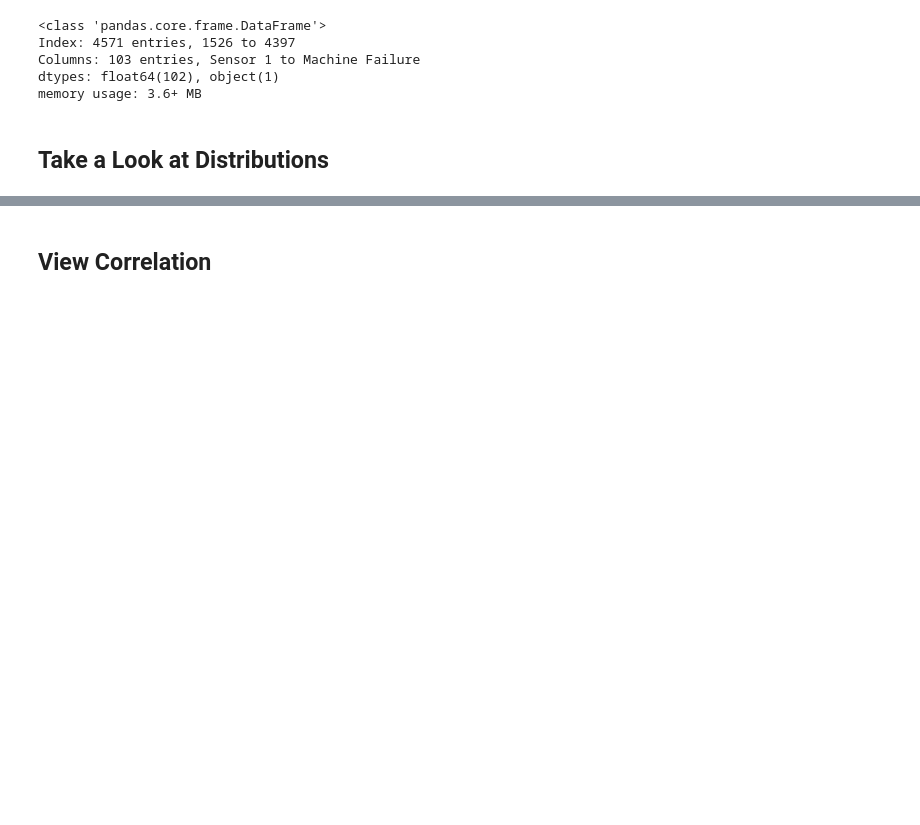
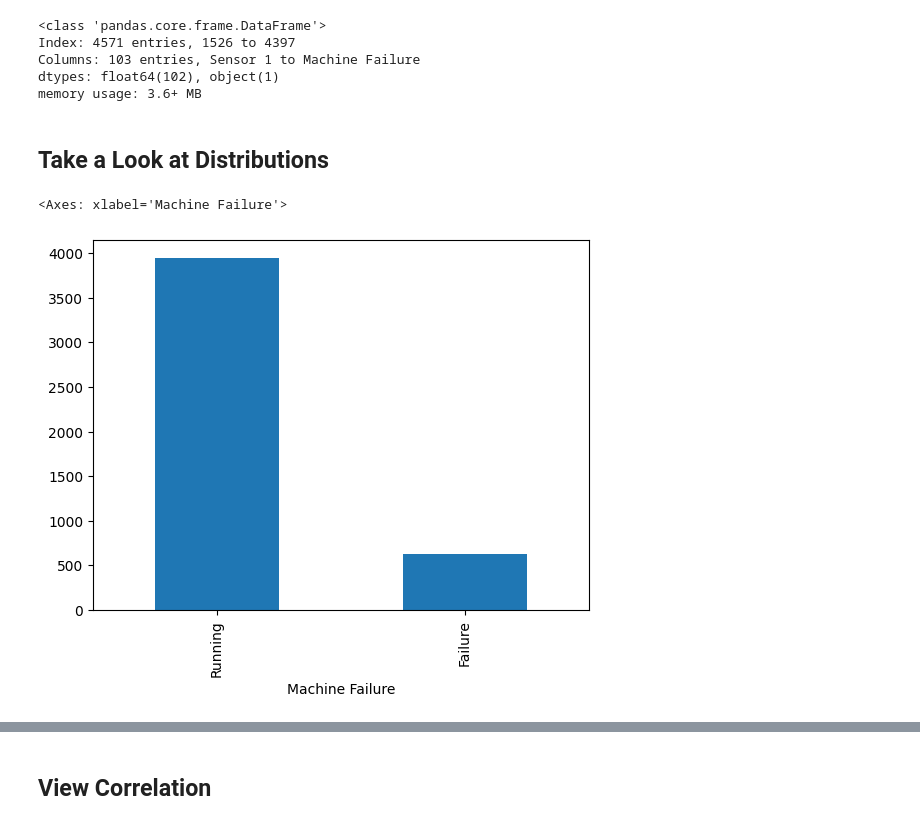
Before and after one commit to hypergalois/MachineFailurePrediction, a Jupyter notebook: 2.EDA.ipynb, the cells around one changed output, grey strips where cells are left out. Saved outputs shown, nothing was run; the diff lists cells and outputs as text; code cells hidden in the pictures; blank space fills up the shorter version.

```diff
--- a/2.EDA.ipynb
+++ b/2.EDA.ipynb
@@ -77,0 +81,5 @@ memory usage: 3.6+ MB
+# %%
+train["Machine Failure"].value_counts().plot(kind="bar")
+# %% [output]
+<Axes: xlabel='Machine Failure'>
+[figure, added]
```
Also changed, not shown: parts of 8 cells of this notebook.
